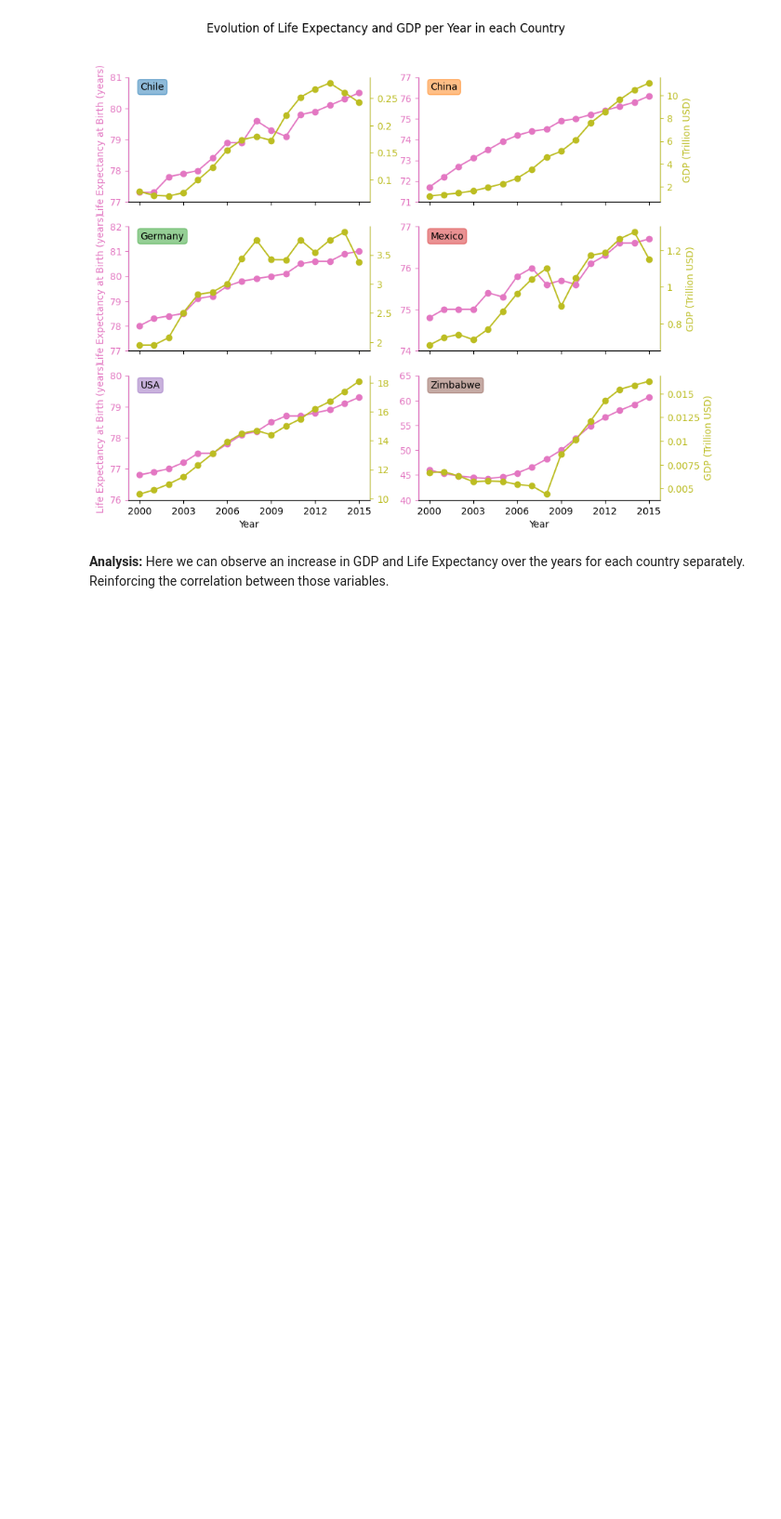
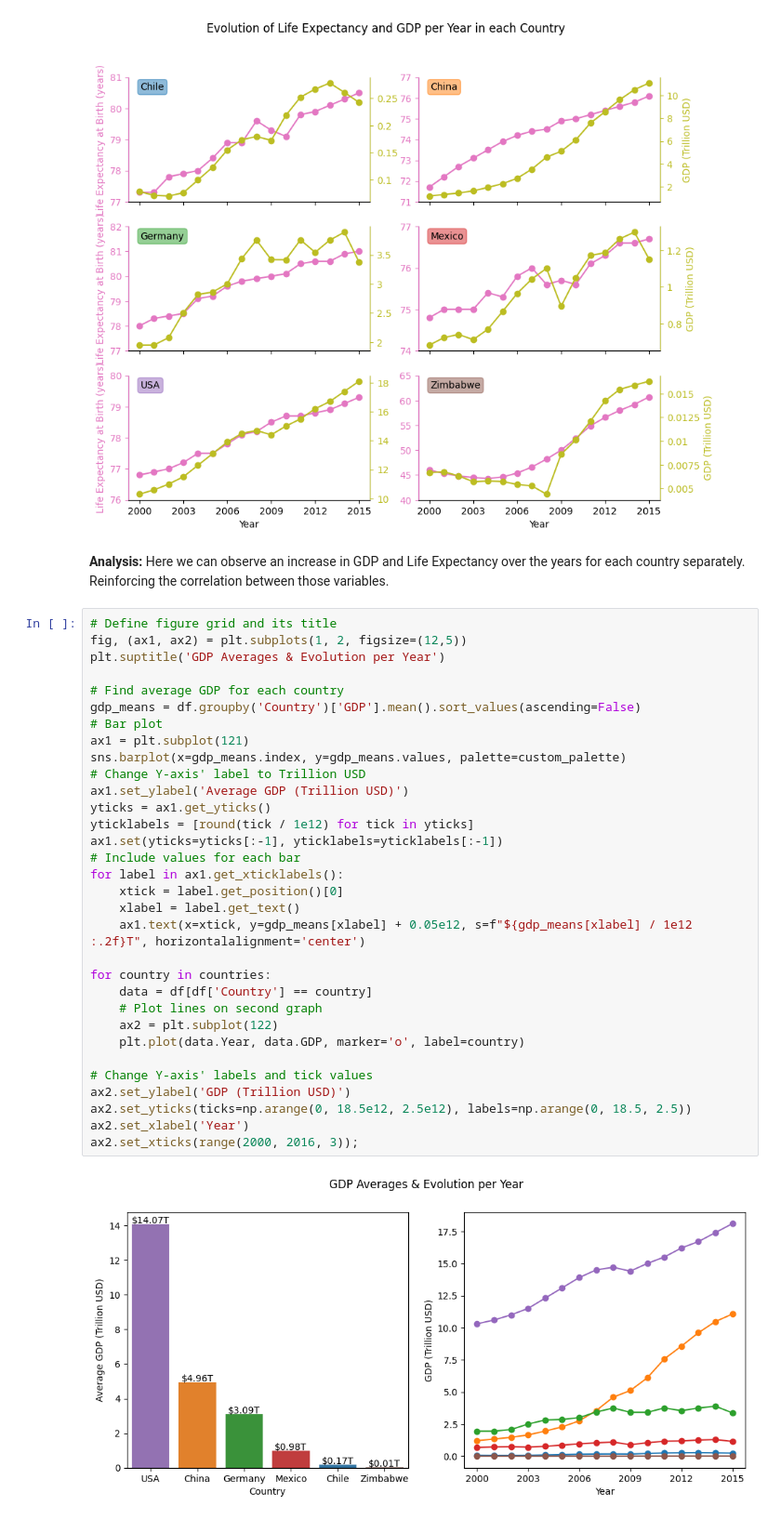
Before and after one commit to bcbmotta/Life-Expectancy-and-GDP, a Jupyter notebook: life_expectancy_gdp.ipynb, the cells around one changed output. Shown at 93% size. Cells and saved outputs as stored; diff of their text form; blank space fills up the shorter version.

```diff
--- a/life_expectancy_gdp.ipynb
+++ b/life_expectancy_gdp.ipynb
@@ -176,3 +176,37 @@ for i, (ax, country) in enumerate(zip(axs, countries)):
 [figure]
 # %% [markdown]
 **Analysis:** Here we can observe an increase in GDP and Life Expectancy over the years for each country separately. Reinforcing the correlation between those variables.
+# %%
+# Define figure grid and its title
+fig, (ax1, ax2) = plt.subplots(1, 2, figsize=(12,5))
+plt.suptitle('GDP Averages & Evolution per Year')
+
+# Find average GDP for each country
+gdp_means = df.groupby('Country')['GDP'].mean().sort_values(ascending=False)
+# Bar plot
+ax1 = plt.subplot(121)
+sns.barplot(x=gdp_means.index, y=gdp_means.values, palette=custom_palette)
+# Change Y-axis' label to Trillion USD
+ax1.set_ylabel('Average GDP (Trillion USD)')
+yticks = ax1.get_yticks()
+yticklabels = [round(tick / 1e12) for tick in yticks]
+ax1.set(yticks=yticks[:-1], yticklabels=yticklabels[:-1])
+# Include values for each bar
+for label in ax1.get_xticklabels():
+    xtick = label.get_position()[0]
+    xlabel = label.get_text()
+    ax1.text(x=xtick, y=gdp_means[xlabel] + 0.05e12, s=f"${gdp_means[xlabel] / 1e12 :.2f}T", horizontalalignment='center')
+
+for country in countries:
+    data = df[df['Country'] == country]
+    # Plot lines on second graph
+    ax2 = plt.subplot(122)
+    plt.plot(data.Year, data.GDP, marker='o', label=country)
+
+# Change Y-axis' labels and tick values
+ax2.set_ylabel('GDP (Trillion USD)')
+ax2.set_yticks(ticks=np.arange(0, 18.5e12, 2.5e12), labels=np.arange(0, 18.5, 2.5))
+ax2.set_xlabel('Year')
+ax2.set_xticks(range(2000, 2016, 3));
+# %% [output]
+[figure, added]
```
Also changed, not shown: parts of 17 cells of this notebook.
